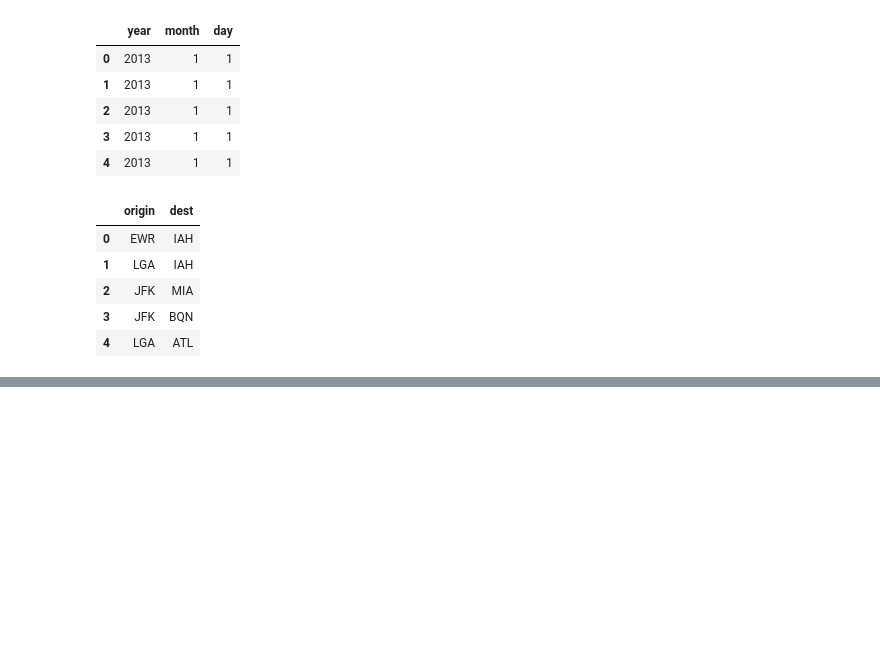
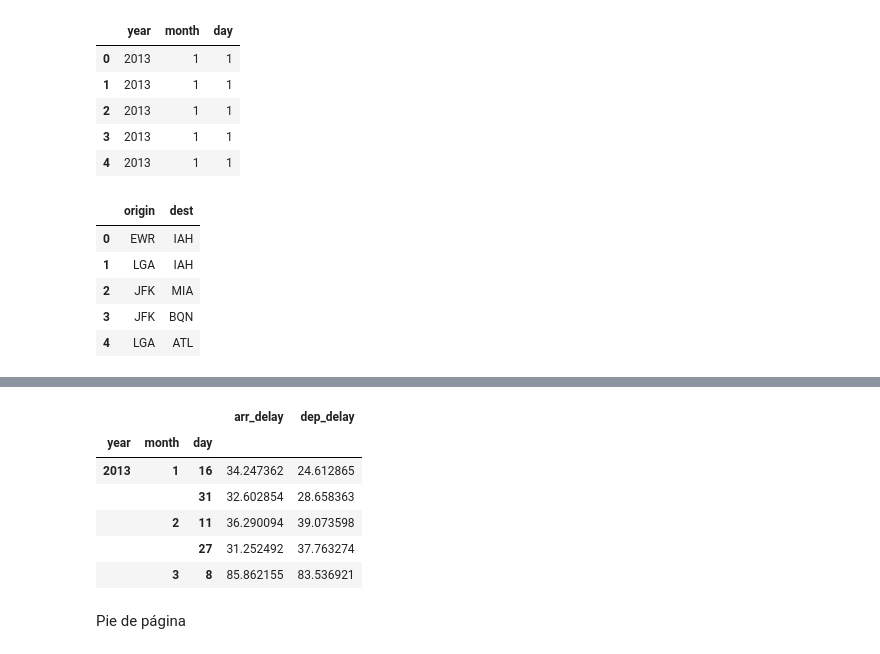
Before and after one commit to rmroman/dataPy_CADi, a Jupyter notebook: dataPyPersonal/Flights.ipynb, the cells around one changed output, grey strips where cells are left out. Saved outputs shown, nothing was run; the diff lists cells and outputs as text; code cells hidden in the pictures; blank space fills up the shorter version.

```diff
--- a/dataPyPersonal/Flights.ipynb
+++ b/dataPyPersonal/Flights.ipynb
@@ -66,0 +105,21 @@ flights['speed'] = flights.distance / flights.air_time * 60
+# %%
+# Aggregated statistics
+daily = flights.groupby(['year', 'month', 'day'])
+per_day = daily['distance'].count()
+per_month = per_day.groupby(level=['year', 'month']).sum()
+(
+    flights.groupby(['year', 'month', 'day'])
+    [['arr_delay', 'dep_delay']]
+    .mean()
+    .query('arr_delay > 30 | dep_delay > 30')
+).head()
+# %% [output]
+|  |  |  | arr_delay | dep_delay |
+| year | month | day |  |  |
+| 2013 | 1 | 16 | 34.247362 | 24.612865 |
+|  |  | 31 | 32.602854 | 28.658363 |
+|  | 2 | 11 | 36.290094 | 39.073598 |
+|  |  | 27 | 31.252492 | 37.763274 |
+|  | 3 | 8 | 85.862155 | 83.536921 |
+# %% [markdown]
+Pie de página
```
Also changed, not shown: parts of 3 cells of this notebook.
